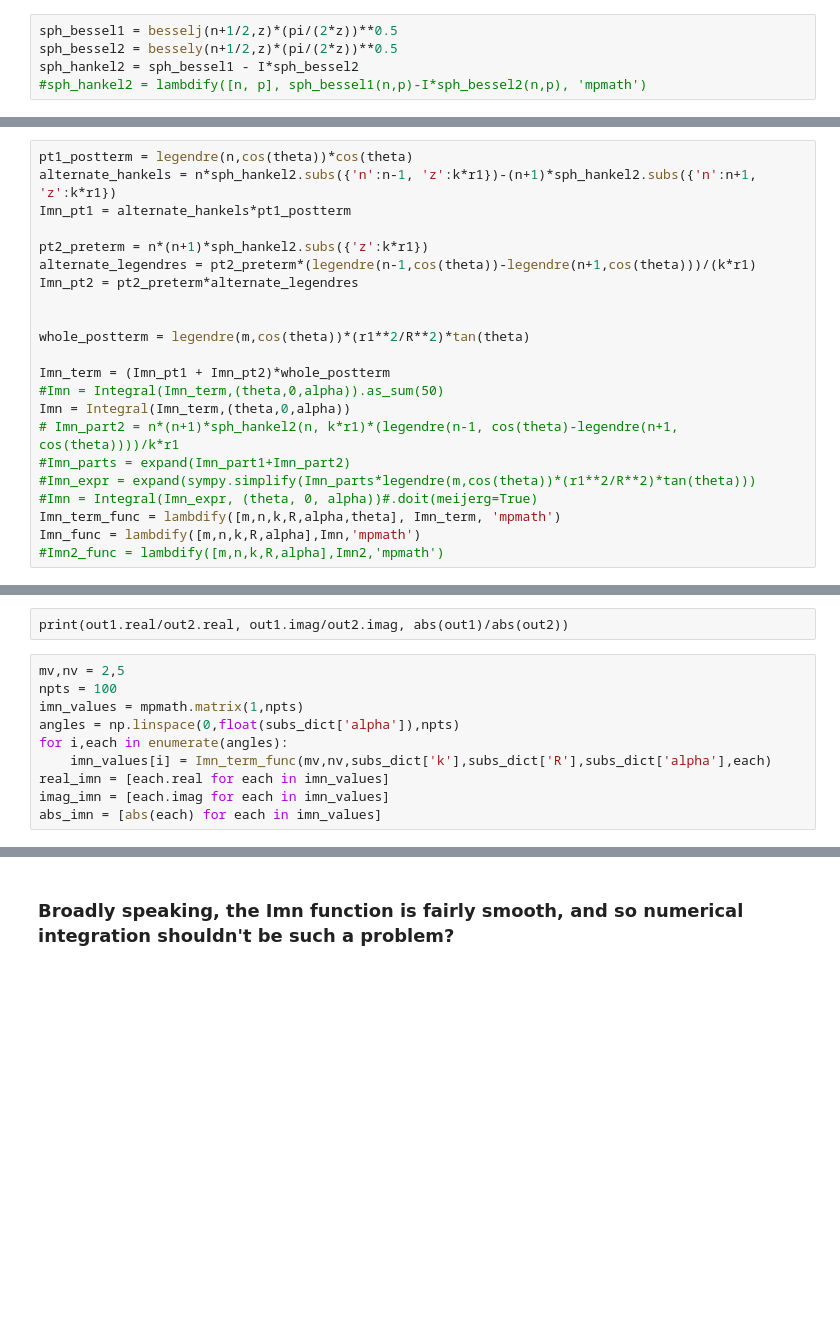
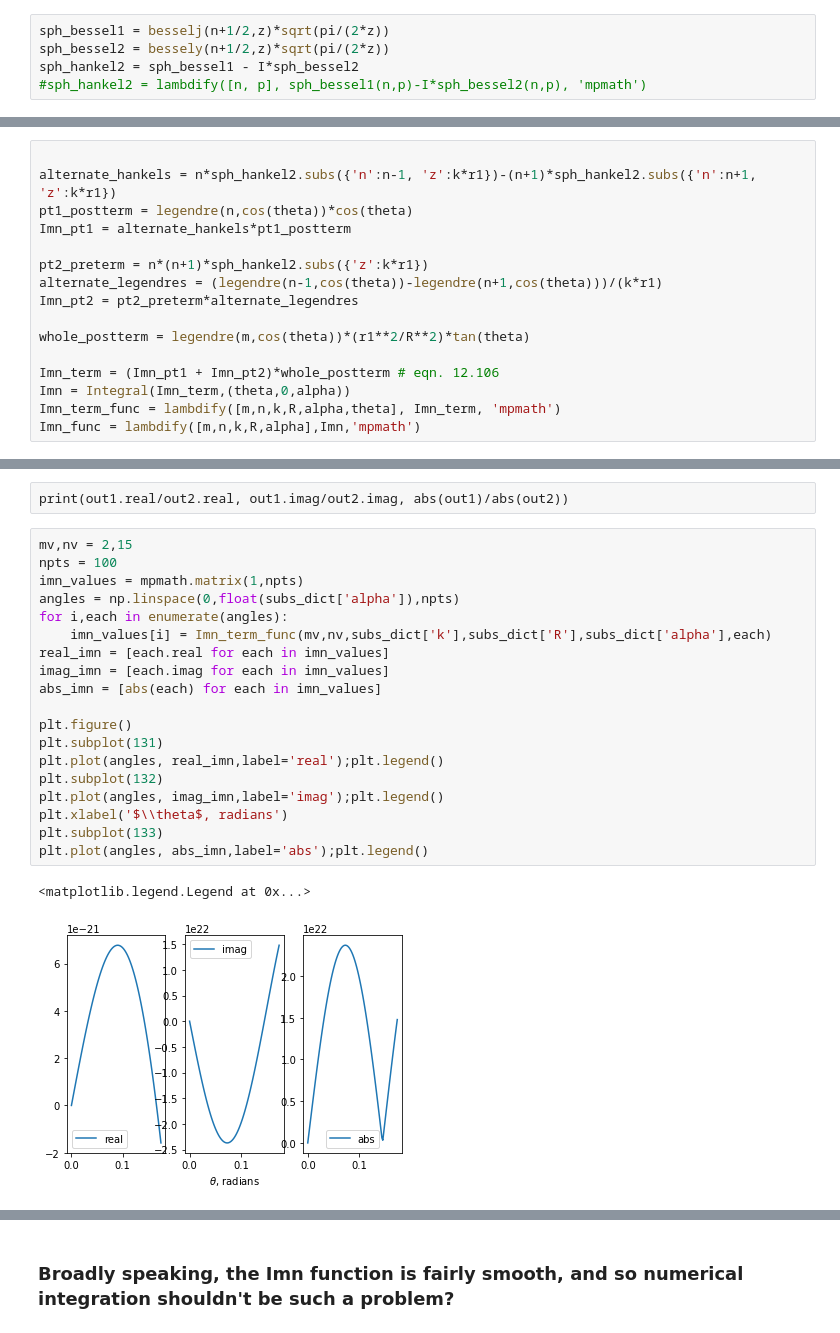
Before and after one commit to thejasvibr/bat_beamshapes, a Jupyter notebook: bat_beamshapes/workshop/understanding delays.ipynb, the cells around one changed output, grey strips where cells are left out. Cells and saved outputs as stored; diff of their text form; blank space fills up the shorter version.

```diff
--- a/bat_beamshapes/workshop/understanding delays.ipynb
+++ b/bat_beamshapes/workshop/understanding delays.ipynb
@@ -49,5 +43,5 @@ o = (pi/(2*z))**0.5
 # %%
-sph_bessel1 = besselj(n+1/2,z)*(pi/(2*z))**0.5
-sph_bessel2 = bessely(n+1/2,z)*(pi/(2*z))**0.5
+sph_bessel1 = besselj(n+1/2,z)*sqrt(pi/(2*z))
+sph_bessel2 = bessely(n+1/2,z)*sqrt(pi/(2*z))
 sph_hankel2 = sph_bessel1 - I*sph_bessel2
 #sph_hankel2 = lambdify([n, p], sph_bessel1(n,p)-I*sph_bessel2(n,p), 'mpmath')
@@ -110,25 +84,19 @@ $\displaystyle \begin{cases} \frac{\left(- \frac{m \left(\cos{\left(\alpha \righ
 # %%
+
+alternate_hankels = n*sph_hankel2.subs({'n':n-1, 'z':k*r1})-(n+1)*sph_hankel2.subs({'n':n+1, 'z':k*r1})
 pt1_postterm = legendre(n,cos(theta))*cos(theta)
-alternate_hankels = n*sph_hankel2.subs({'n':n-1, 'z':k*r1})-(n+1)*sph_hankel2.subs({'n':n+1, 'z':k*r1})
 Imn_pt1 = alternate_hankels*pt1_postterm
 
 pt2_preterm = n*(n+1)*sph_hankel2.subs({'z':k*r1})
-alternate_legendres = pt2_preterm*(legendre(n-1,cos(theta))-legendre(n+1,cos(theta)))/(k*r1)
+alternate_legendres = (legendre(n-1,cos(theta))-legendre(n+1,cos(theta)))/(k*r1)
 Imn_pt2 = pt2_preterm*alternate_legendres
-
 
 whole_postterm = legendre(m,cos(theta))*(r1**2/R**2)*tan(theta)
 
-Imn_term = (Imn_pt1 + Imn_pt2)*whole_postterm
-#Imn = Integral(Imn_term,(theta,0,alpha)).as_sum(50)
+Imn_term = (Imn_pt1 + Imn_pt2)*whole_postterm # eqn. 12.106
 Imn = Integral(Imn_term,(theta,0,alpha))
-# Imn_part2 = n*(n+1)*sph_hankel2(n, k*r1)*(legendre(n-1, cos(theta)-legendre(n+1, cos(theta))))/k*r1
-#Imn_parts = expand(Imn_part1+Imn_part2)
-#Imn_expr = expand(sympy.simplify(Imn_parts*legendre(m,cos(theta))*(r1**2/R**2)*tan(theta)))
-#Imn = Integral(Imn_expr, (theta, 0, alpha))#.doit(meijerg=True)
 Imn_term_func = lambdify([m,n,k,R,alpha,theta], Imn_term, 'mpmath')
 Imn_func = lambdify([m,n,k,R,alpha],Imn,'mpmath')
-#Imn2_func = lambdify([m,n,k,R,alpha],Imn2,'mpmath')
 # %%
 
 def imn_quad_value(params):
@@ -148,12 +116,24 @@ out2 = Imn2_func(10,10,subs_dict['k'],subs_dict['R'],subs_dict['alpha'])
 # %% [raw]
 print(out1.real/out2.real, out1.imag/out2.imag, abs(out1)/abs(out2))
 # %%
-mv,nv = 2,5
+mv,nv = 2,15
 npts = 100
 imn_values = mpmath.matrix(1,npts)
 angles = np.linspace(0,float(subs_dict['alpha']),npts)
 for i,each in enumerate(angles):
     imn_values[i] = Imn_term_func(mv,nv,subs_dict['k'],subs_dict['R'],subs_dict['alpha'],each)
 real_imn = [each.real for each in imn_values]
 imag_imn = [each.imag for each in imn_values]
 abs_imn = [abs(each) for each in imn_values]
+
+plt.figure()
+plt.subplot(131)
+plt.plot(angles, real_imn,label='real');plt.legend()
+plt.subplot(132)
+plt.plot(angles, imag_imn,label='imag');plt.legend()
+plt.xlabel('$\\theta$, radians')
+plt.subplot(133)
+plt.plot(angles, abs_imn,label='abs');plt.legend()
+# %% [output]
+<matplotlib.legend.Legend at 0x...>
+[figure, added]
```
Also changed, not shown: parts of 29 cells of this notebook.
